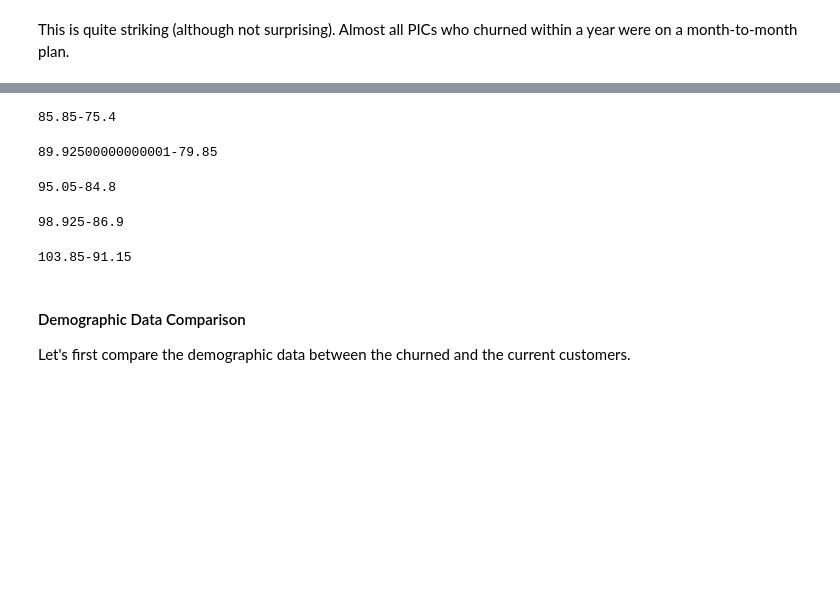
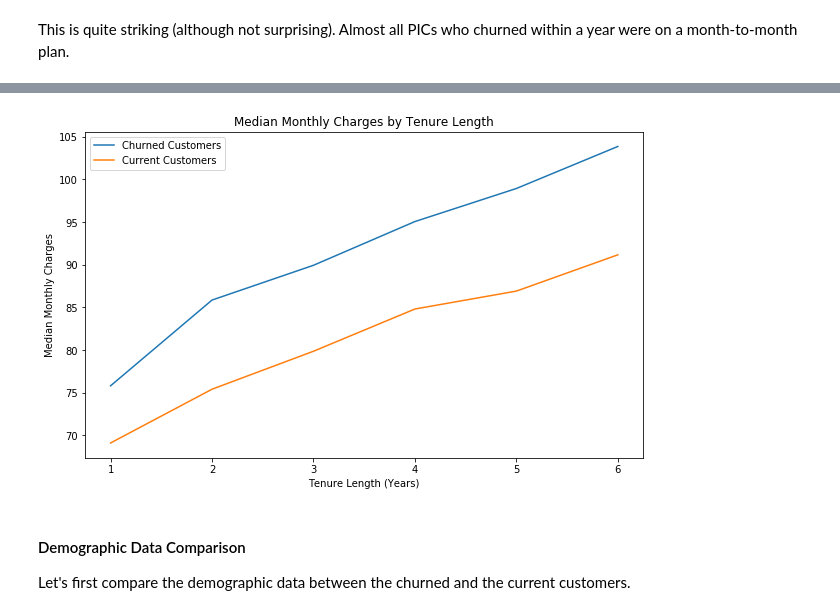
Before and after one commit to keigito/Telco_EDA, a Jupyter notebook: Telco_Customer_Churn.ipynb, the cells around one changed output, grey strips where cells are left out. Drawn from its saved outputs; the diff is of its cells as text; code cells hidden in the pictures; blank space fills up the shorter version.

```diff
--- a/Telco_Customer_Churn.ipynb
+++ b/Telco_Customer_Churn.ipynb
@@ -345,33 +348,16 @@ print("{0}-{1}".format(c, s))
-# %%
-c = df[(df["InternetService"] != "No") & (df["PhoneService"] == "Yes") & (df["Churn"] == "Yes") & (df["tenure"] >= 12) & (df["tenure"] < 24)]["MonthlyCharges"].median()
-s = df[(df["InternetService"] != "No") & (df["PhoneService"] == "Yes") & (df["Churn"] == "No") & (df["tenure"] >= 12) & (df["tenure"] < 24)]["MonthlyCharges"].median()
-print("{0}-{1}".format(c, s))
-# %% [output]
-85.85-75.4
-# %%
-c = df[(df["InternetService"] != "No") & (df["PhoneService"] == "Yes") & (df["Churn"] == "Yes") & (df["tenure"] >= 24) & (df["tenure"] < 36)]["MonthlyCharges"].median()
-s = df[(df["InternetService"] != "No") & (df["PhoneService"] == "Yes") & (df["Churn"] == "No") & (df["tenure"] >= 24) & (df["tenure"] < 36)]["MonthlyCharges"].median()
-print("{0}-{1}".format(c, s))
-# %% [output]
-89.92500000000001-79.85
-# %%
-c = df[(df["InternetService"] != "No") & (df["PhoneService"] == "Yes") & (df["Churn"] == "Yes") & (df["tenure"] >= 36) & (df["tenure"] < 48)]["MonthlyCharges"].median()
-s = df[(df["InternetService"] != "No") & (df["PhoneService"] == "Yes") & (df["Churn"] == "No") & (df["tenure"] >= 36) & (df["tenure"] < 48)]["MonthlyCharges"].median()
-print("{0}-{1}".format(c, s))
-# %% [output]
-95.05-84.8
-# %%
-c = df[(df["InternetService"] != "No") & (df["PhoneService"] == "Yes") & (df["Churn"] == "Yes") & (df["tenure"] >= 48) & (df["tenure"] < 60)]["MonthlyCharges"].median()
-s = df[(df["InternetService"] != "No") & (df["PhoneService"] == "Yes") & (df["Churn"] == "No") & (df["tenure"] >= 48) & (df["tenure"] < 60)]["MonthlyCharges"].median()
-print("{0}-{1}".format(c, s))
-# %% [output]
-98.925-86.9
-# %%
-c = df[(df["InternetService"] != "No") & (df["PhoneService"] == "Yes") & (df["Churn"] == "Yes") & (df["tenure"] >= 60) & (df["tenure"] < 72)]["MonthlyCharges"].median()
-s = df[(df["InternetService"] != "No") & (df["PhoneService"] == "Yes") & (df["Churn"] == "No") & (df["tenure"] >= 60) & (df["tenure"] < 72)]["MonthlyCharges"].median()
-print("{0}-{1}".format(c, s))
-# %% [output]
-103.85-91.15
+# %%
+fig = plt.figure()
+ax = fig.add_subplot(111)
+ax.plot(years, monthly_charges_churned, label="Churned Customers")
+ax.plot(years, monthly_charges_current, label="Current Customers")
+ax.set_title("Median Monthly Charges by Tenure Length")
+ax.set_xlabel("Tenure Length (Years)")
+ax.set_ylabel("Median Monthly Charges")
+ax.legend(loc="upper left")
+plt.savefig("5_MonthlyChargesChurn.png")
+plt.show()
+# %% [output]
+[figure, added]
 # %% [markdown]
 #### Demographic Data Comparison
 
```
Also changed, not shown: parts of 15 cells of this notebook.
